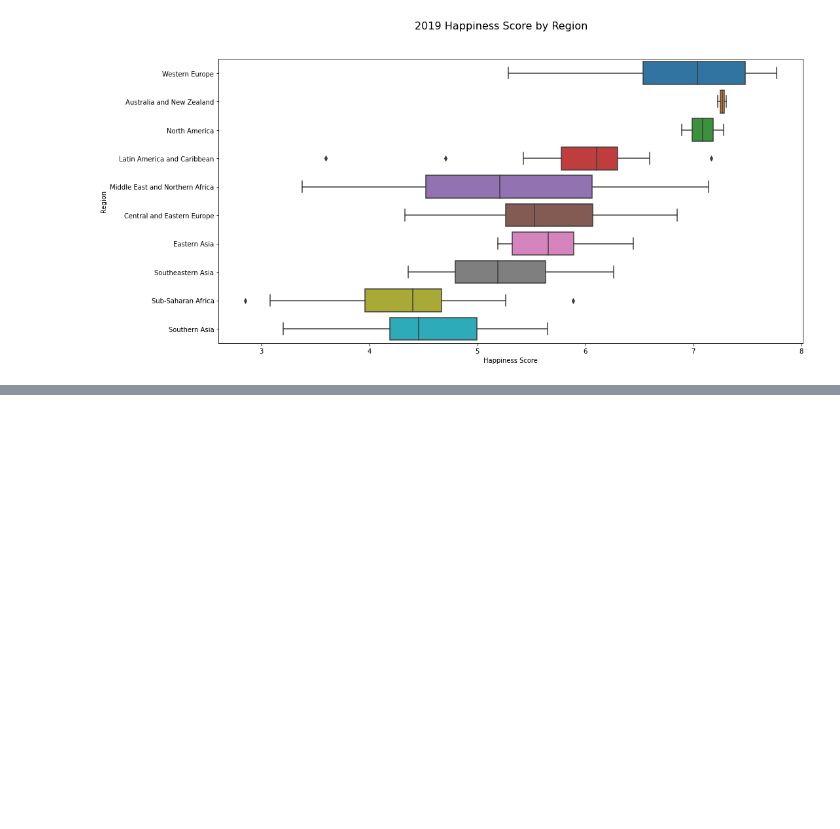
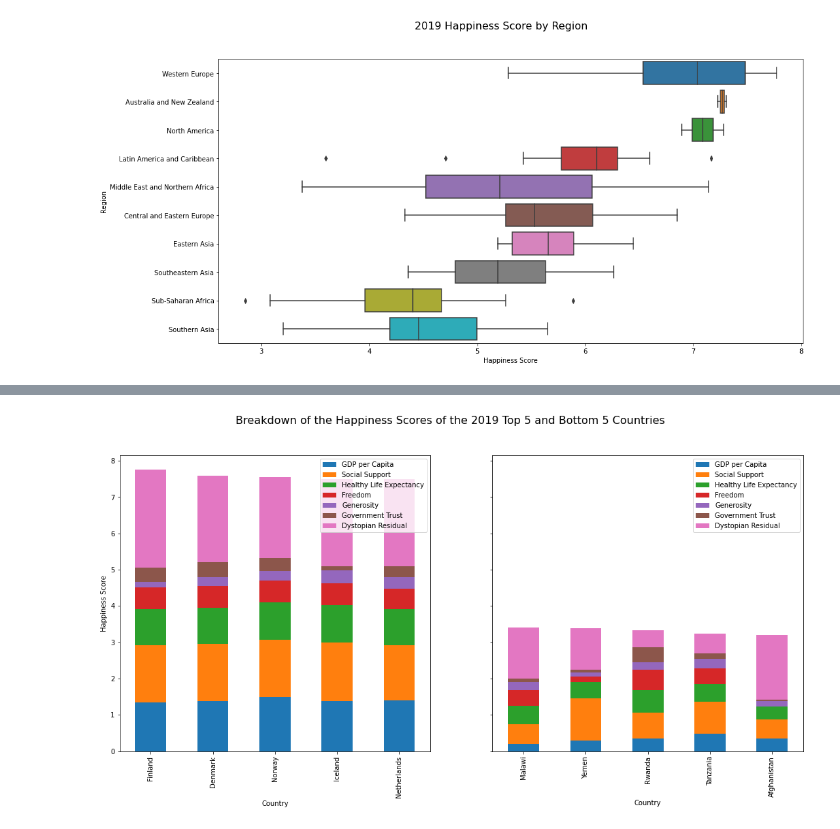
Before and after one commit to aulacson/world-happiness-report, a Jupyter notebook: sample.ipynb, the cells around one changed output, grey strips where cells are left out. Drawn from its saved outputs; the diff is of its cells as text; code cells hidden in the pictures; blank space fills up the shorter version.

Commit message:
Visualize breakdown of the Happiness Scores of the 2019 Top 5 and Bottom 5 Countries

```diff
--- a/sample.ipynb
+++ b/sample.ipynb
@@ -151,0 +154,10 @@ plt.show()
+# %%
+# 2019 Top 5 data
+
+happiness_variables = ['gdp-per-capita', 'social-support', 'healthy-life-expectancy', 'freedom', 'generosity', 'government-trust']
+df_2019_top_5 = df_2019[df_2019.country.isin(top_5_countries)].copy()
+df_2019_top_5['dystopian-residual'] = df_2019_top_5['happiness-score'] - df_2019_top_5.loc[:,happiness_variables].sum(axis = 1)
+df_2019_top_5.drop(['happiness-rank', 'happiness-score', 'region', 'year'], axis= 1, inplace = True)
+df_2019_top_5.set_index('country', inplace = True)
+
+df_2019_top_5
@@ -151,0 +172,10 @@ plt.show()
+# %%
+# 2019 bottom 5 data
+
+df_2019_bottom_5 = df_2019[df_2019.country.isin(bottom_5_countries)].copy()
+df_2019_bottom_5['dystopian-residual'] = df_2019_bottom_5['happiness-score'] - df_2019_bottom_5.loc[:,happiness_variables].sum(axis = 1)
+df_2019_bottom_5.drop(['happiness-rank', 'happiness-score', 'region', 'year'], axis= 1, inplace = True)
+df_2019_bottom_5.set_index('country', inplace = True)
+df_2019_bottom_5.drop(['Central African Republic', 'South Sudan'], axis= 0, inplace = True)
+
+df_2019_bottom_5
@@ -151,0 +190,22 @@ plt.show()
+# %%
+happiness_variables.append('dystopian-residual')
+# %%
+# Plot the stacked bar chart
+
+fig1, axes1 = plt.subplots(1, 2, sharey = True, figsize =(18, 8))
+fig1.suptitle('Breakdown of the Happiness Scores of the 2019 Top 5 and Bottom 5 Countries', fontsize = 16)
+
+df_2019_top_5[happiness_variables].plot.bar(stacked = True, ax = axes1[0])
+axes1[0].legend(['GDP per Capita', 'Social Support', 'Healthy Life Expectancy', 'Freedom', 'Generosity', 'Government Trust', 'Dystopian Residual'])
+axes1[0].set_xlabel('Country')
+axes1[0].set_ylabel('Happiness Score')
+
+
+df_2019_bottom_5[happiness_variables].plot.bar(stacked = True, ax = axes1[1])
+axes1[1].legend(['GDP per Capita', 'Social Support', 'Healthy Life Expectancy', 'Freedom', 'Generosity', 'Government Trust', 'Dystopian Residual'])
+axes1[1].set_xlabel('Country')
+axes1[1].set_ylabel('Happiness Score')
+
+plt.show()
+# %% [output]
+[figure, added]
```
Also changed, not shown: parts of 3 cells of this notebook.
